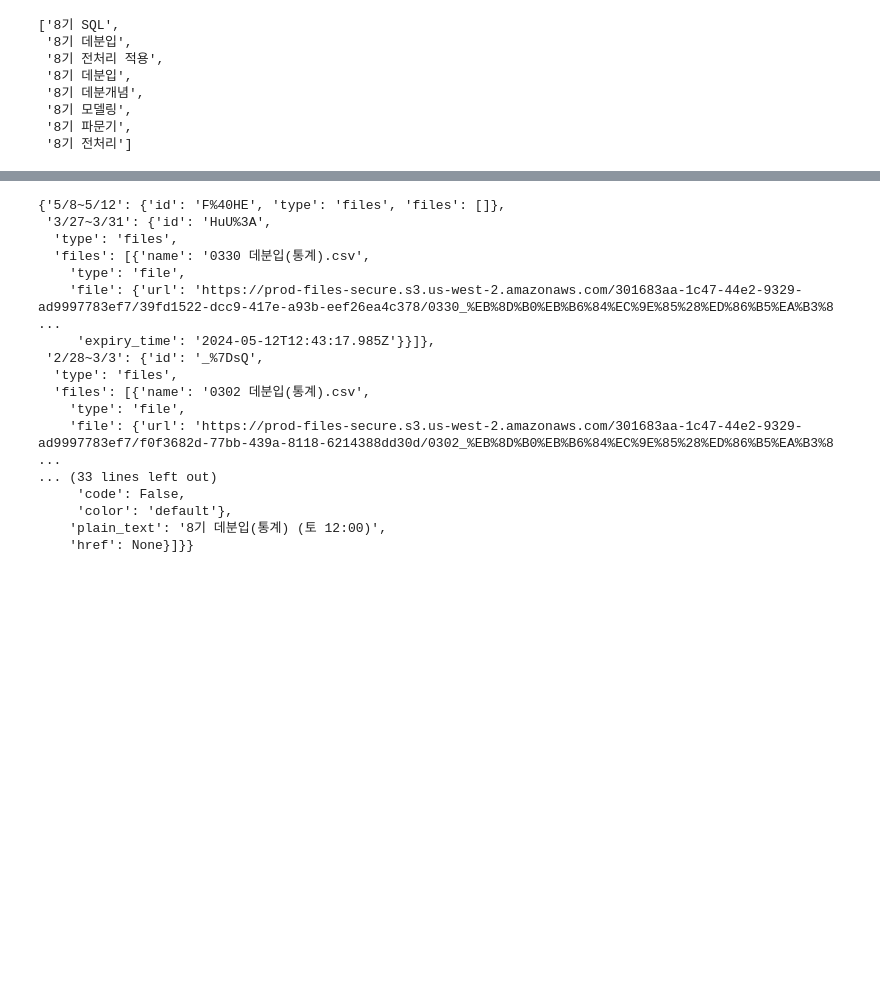
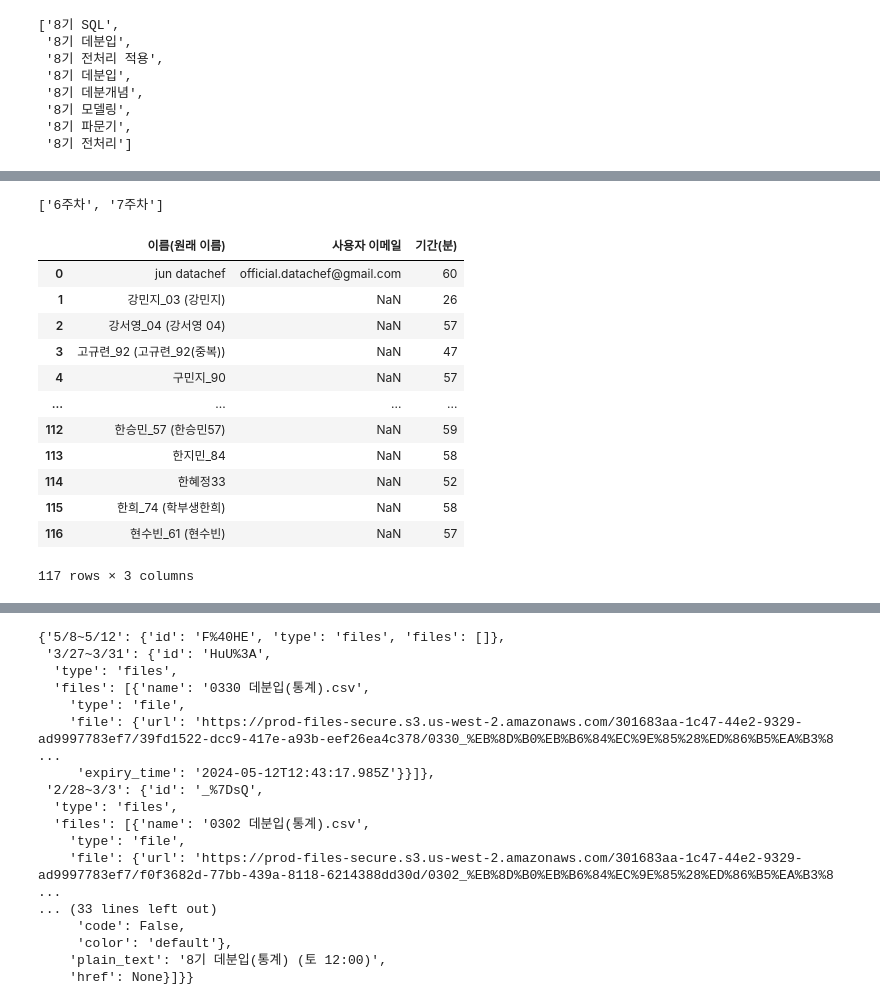
Before and after one commit to Jinu-uu/bda_cicd, a Jupyter notebook: zoom_log.ipynb, the cells around one changed output, grey strips where cells are left out. Cells and saved outputs as stored; diff of their text form; code cells hidden in the pictures; blank space fills up the shorter version.

```diff
--- a/zoom_log.ipynb
+++ b/zoom_log.ipynb
@@ -124,0 +232,21 @@ row_list
+# %%
+import os
+os.listdir('zoom_logs')
+# %% [output]
+['6주차', '7주차']
+# %%
+pd.read_csv('zoom_logs/6주차/8기 SQL.csv')
+# %% [output]
+|  | 이름(원래 이름) | 사용자 이메일 | 기간(분) |
+| 0 | jun datachef | official.datachef@gmail.com | 60 |
+| 1 | 강민지_03 (강민지) | NaN | 26 |
+| 2 | 강서영_04 (강서영 04) | NaN | 57 |
+| 3 | 고규련_92 (고규련_92(중복)) | NaN | 47 |
+| 4 | 구민지_90 | NaN | 57 |
+| ... | ... | ... | ... |
+| 112 | 한승민_57 (한승민57) | NaN | 59 |
+| 113 | 한지민_84 | NaN | 58 |
+| 114 | 한혜정33 | NaN | 52 |
+| 115 | 한희_74 (학부생한희) | NaN | 58 |
+| 116 | 현수빈_61 (현수빈) | NaN | 57 |
+117 rows × 3 columns
```
Also changed, not shown: parts of 18 cells of this notebook, 5 other files.
